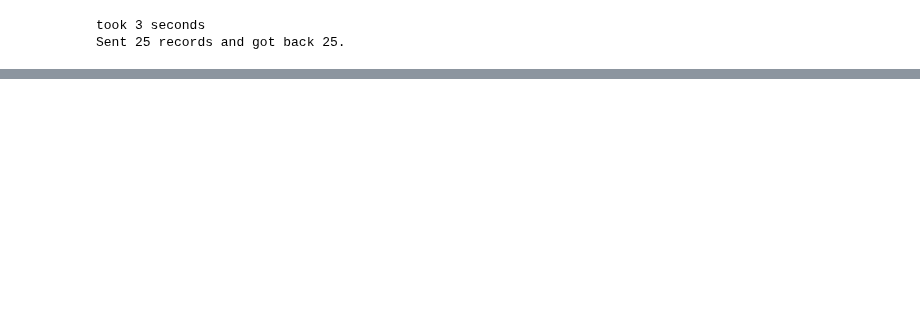
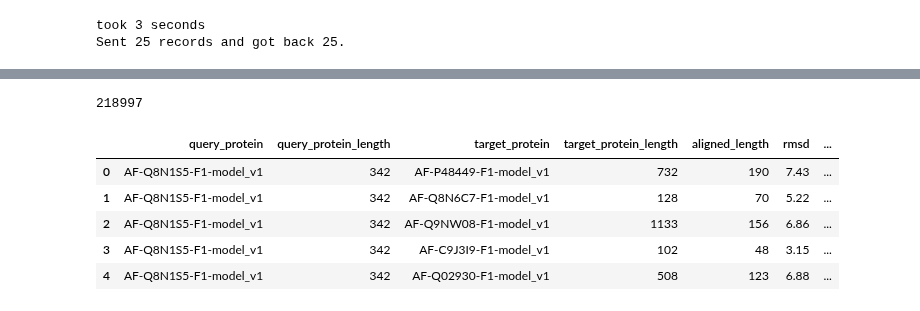
Before and after one commit to dptrsa-300/pss, a Jupyter notebook: explore_tmalign_stats.ipynb, the cells around one changed output, grey strips where cells are left out. Saved outputs shown, nothing was run; the diff lists cells and outputs as text; code cells hidden in the pictures; blank space fills up the shorter version.

```diff
--- a/explore_tmalign_stats.ipynb
+++ b/explore_tmalign_stats.ipynb
@@ -200,0 +215,14 @@ pd.read_parquet('pairs_tmalign_rmsd.parquet')
+# %%
+# First get all the tmaligm stats we already computed
+
+batch_stats = pd.read_parquet('pairwise_evaluation_metrics.parquet')
+print(len(batch_stats))
+batch_stats.head()
+# %% [output]
+218997
+|  | query_protein | query_protein_length | target_protein | target_protein_length | aligned_length | rmsd | ... |
+| 0 | AF-Q8N1S5-F1-model_v1 | 342 | AF-P48449-F1-model_v1 | 732 | 190 | 7.43 | ... |
+| 1 | AF-Q8N1S5-F1-model_v1 | 342 | AF-Q8N6C7-F1-model_v1 | 128 | 70 | 5.22 | ... |
+| 2 | AF-Q8N1S5-F1-model_v1 | 342 | AF-Q9NW08-F1-model_v1 | 1133 | 156 | 6.86 | ... |
+| 3 | AF-Q8N1S5-F1-model_v1 | 342 | AF-C9J3I9-F1-model_v1 | 102 | 48 | 3.15 | ... |
+| 4 | AF-Q8N1S5-F1-model_v1 | 342 | AF-Q02930-F1-model_v1 | 508 | 123 | 6.88 | ... |
```
Also changed, not shown: parts of 17 cells of this notebook, 1 other file.
